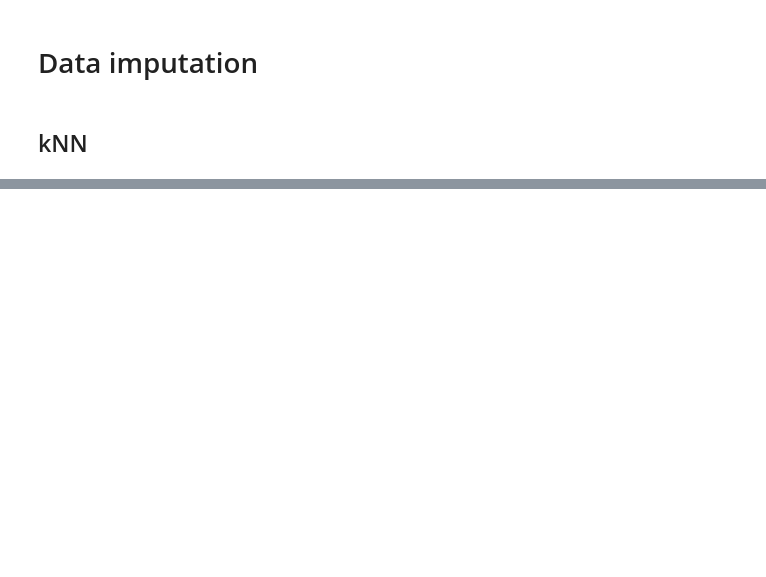
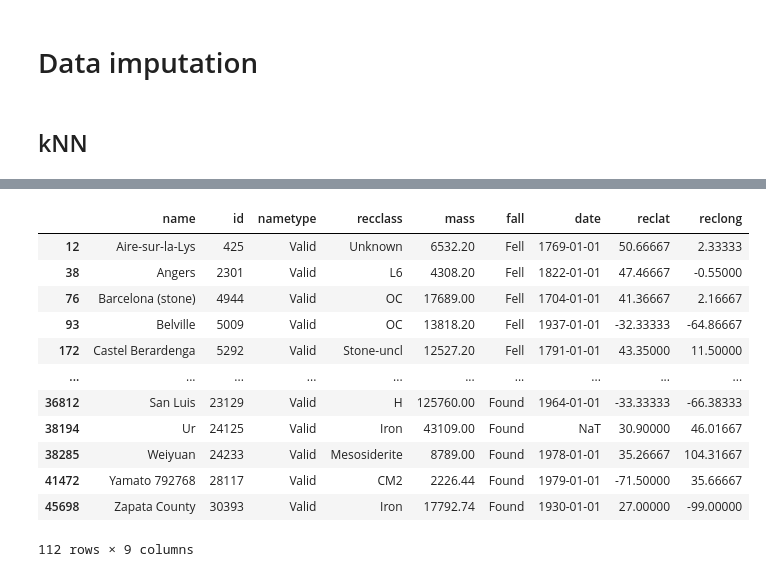
Before and after one commit to LorenzoCiampiconi/polimoon-nasaspaceapps-2019, a Jupyter notebook: Data Imputation.ipynb, the cells around one changed output, grey strips where cells are left out. Saved outputs shown, nothing was run; the diff lists cells and outputs as text; code cells hidden in the pictures; blank space fills up the shorter version.

```diff
--- a/Data Imputation.ipynb
+++ b/Data Imputation.ipynb
@@ -271,0 +61,36 @@ def knn_impute(target, attributes, k_neighbors, aggregation_method="mean", numer
+# %%
+def impute(column, df, Regressor=KNeighborsRegressor, **regr_kwargs):
+    X = df.drop([column], axis=1)
+    Y = df[column]
+
+    pure_df = df.dropna()
+    pure_x = pure_df.drop([column], axis=1)
+    pure_y = pure_df[column]
+
+    regr = Regressor(**regr_kwargs).fit(pure_x, pure_y)
+
+    imputable = Y.isna().to_numpy() & X.notna().to_numpy().all(axis=1)
+    if imputable.sum() == 0:
+        return df, imputable
+    x_t = X[imputable]
+    y_t = regr.predict(x_t)
+    #df.loc[imputable, column] = y_t
+    return y_t, imputable, locals()
+# %%
+res, imputable, _ = impute('mass', df.select_dtypes(include=['int', 'float']))
+df.loc[imputable, 'mass'] = res
+df[imputable]
+# %% [output]
+|  | name | id | nametype | recclass | mass | fall | date | reclat | reclong |
+| 12 | Aire-sur-la-Lys | 425 | Valid | Unknown | 6532.20 | Fell | 1769-01-01 | 50.66667 | 2.33333 |
+| 38 | Angers | 2301 | Valid | L6 | 4308.20 | Fell | 1822-01-01 | 47.46667 | -0.55000 |
+| 76 | Barcelona (stone) | 4944 | Valid | OC | 17689.00 | Fell | 1704-01-01 | 41.36667 | 2.16667 |
+| 93 | Belville | 5009 | Valid | OC | 13818.20 | Fell | 1937-01-01 | -32.33333 | -64.86667 |
+| 172 | Castel Berardenga | 5292 | Valid | Stone-uncl | 12527.20 | Fell | 1791-01-01 | 43.35000 | 11.50000 |
+| ... | ... | ... | ... | ... | ... | ... | ... | ... | ... |
+| 36812 | San Luis | 23129 | Valid | H | 125760.00 | Found | 1964-01-01 | -33.33333 | -66.38333 |
+| 38194 | Ur | 24125 | Valid | Iron | 43109.00 | Found | NaT | 30.90000 | 46.01667 |
+| 38285 | Weiyuan | 24233 | Valid | Mesosiderite | 8789.00 | Found | 1978-01-01 | 35.26667 | 104.31667 |
+| 41472 | Yamato 792768 | 28117 | Valid | CM2 | 2226.44 | Found | 1979-01-01 | -71.50000 | 35.66667 |
+| 45698 | Zapata County | 30393 | Valid | Iron | 17792.74 | Found | 1930-01-01 | 27.00000 | -99.00000 |
+112 rows × 9 columns
```
Also changed, not shown: parts of 12 cells of this notebook.
